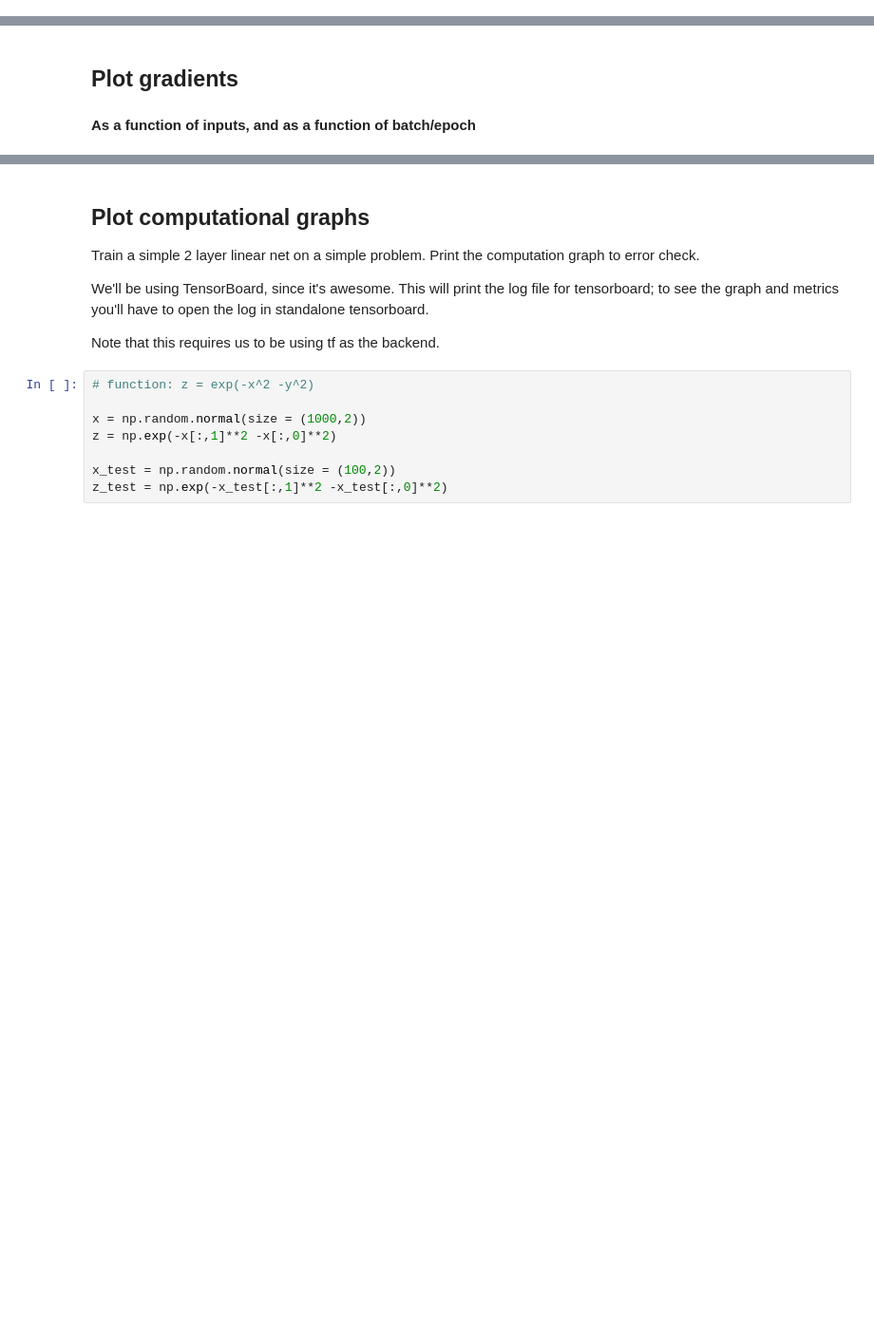
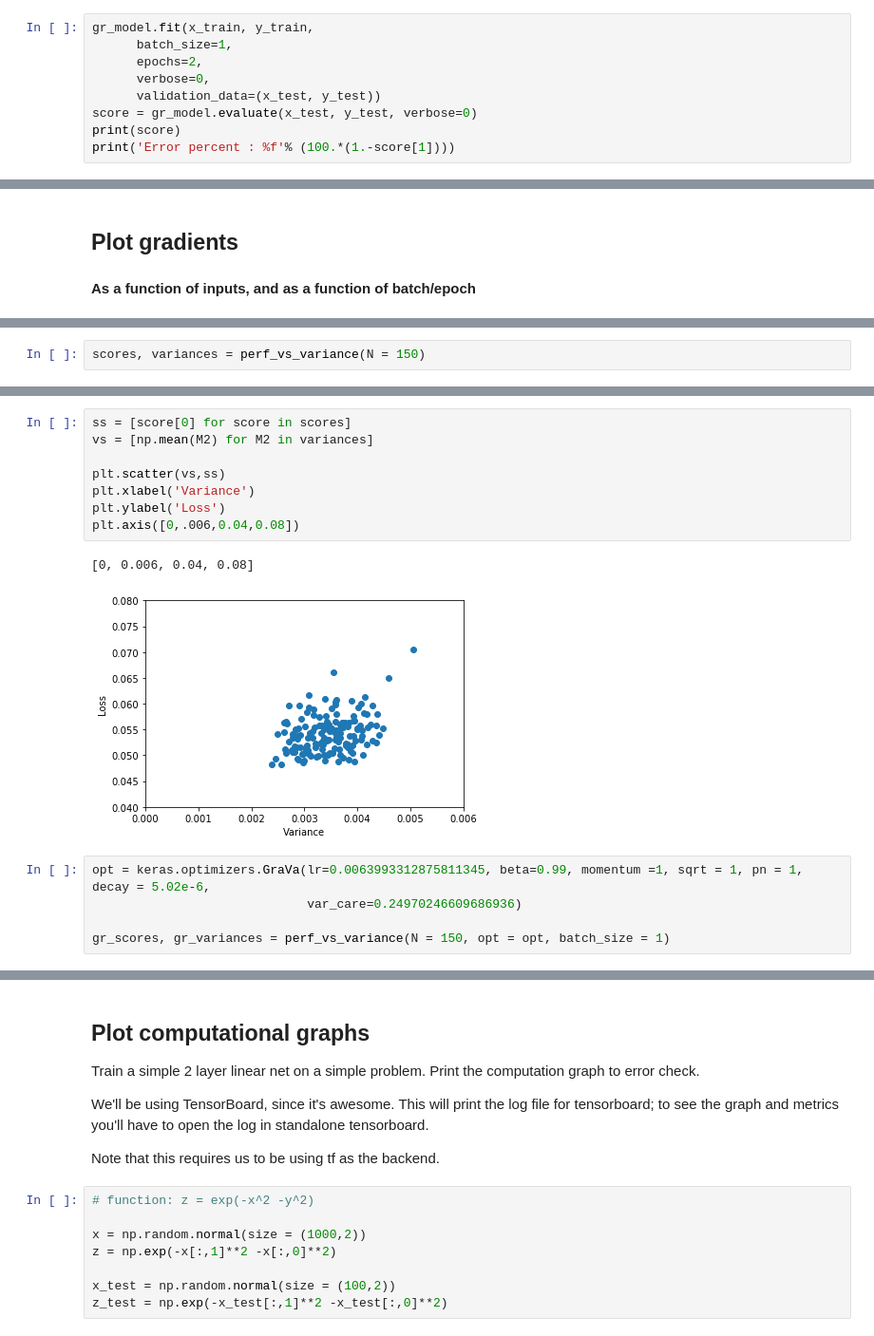
Before and after one commit to aribenjamin/keras, a Jupyter notebook: Optimizer_testbed.ipynb, the cells around one changed output, grey strips where cells are left out. Shown at 95% size. Cells and saved outputs as stored; diff of their text form; blank space fills up the shorter version.

Commit message:
keeping current: plotted final loss as a function of variance for SGD and GraVa

```diff
--- a/Optimizer_testbed.ipynb
+++ b/Optimizer_testbed.ipynb
@@ -497,0 +573,9 @@ Error percent : 1.030000
+# %%
+gr_model.fit(x_train, y_train,
+      batch_size=1,
+      epochs=2,
+      verbose=0,
+      validation_data=(x_test, y_test))
+score = gr_model.evaluate(x_test, y_test, verbose=0)
+print(score)
+print('Error percent : %f'% (100.*(1.-score[1])))
@@ -500,0 +650,2 @@ Error percent : 1.030000
+# %%
+scores, variances = perf_vs_variance(N = 150)
@@ -500,0 +670,16 @@ Error percent : 1.030000
+# %%
+ss = [score[0] for score in scores]
+vs = [np.mean(M2) for M2 in variances]
+
+plt.scatter(vs,ss)
+plt.xlabel('Variance')
+plt.ylabel('Loss')
+plt.axis([0,.006,0.04,0.08])
+# %% [output]
+[0, 0.006, 0.04, 0.08]
+[figure, added]
+# %%
+opt = keras.optimizers.GraVa(lr=0.0063993312875811345, beta=0.99, momentum =1, sqrt = 1, pn = 1, decay = 5.02e-6,
+                             var_care=0.24970246609686936)
+
+gr_scores, gr_variances = perf_vs_variance(N = 150, opt = opt, batch_size = 1)
```
Also changed, not shown: parts of 12 cells of this notebook.
